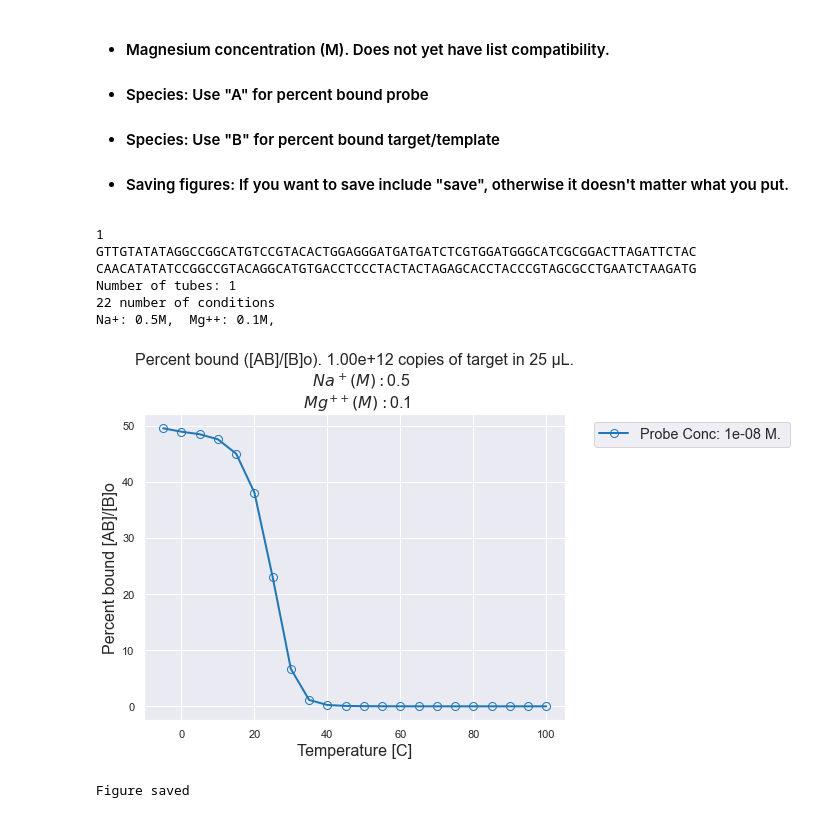
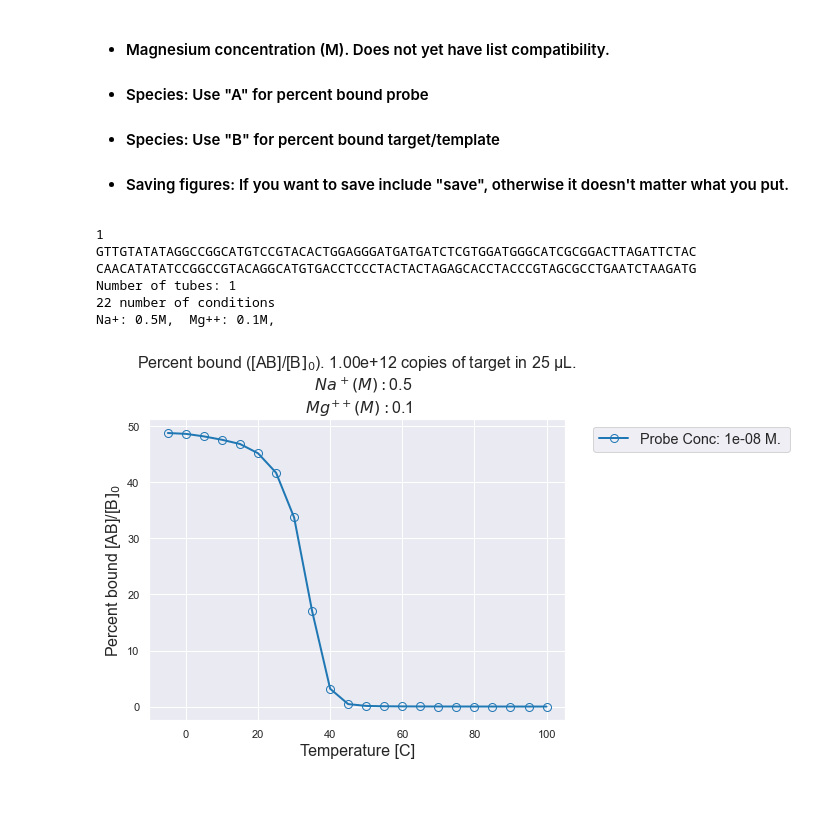
Before and after one commit to JoeHenthorn/Nupack-Analysis, a Jupyter notebook: Nupack_Analysis_lite.ipynb, the cells around one changed output. Saved outputs shown, nothing was run; the diff lists cells and outputs as text; code cells hidden in the pictures.

Commit message:
NUPACK Lite update 5/2/2022

```diff
--- a/Nupack_Analysis_lite.ipynb
+++ b/Nupack_Analysis_lite.ipynb
@@ -277,12 +244,12 @@ def models_maker(nucleic_acid_type='dna', temperature_C=37, Na_M=0.05, Mg_M=0):
                 #####  II  I   II   IIIII   III   IIIII  IIIIII   IIIIIIII  II  III  II      IIIIII     II
 
                 # The model below is the must up-to-date
-                #models[label] = Model(material=oligonucleotide, celsius=temp, sodium=conc_Na, magnesium=conc_Mg) # salt concentrations in M
+                models[label] = Model(material=oligonucleotide, celsius=temp, sodium=conc_Na, magnesium=conc_Mg) # salt concentrations in M
 
                 # If you want your output to match the NUPACK web app, comment out the model line about and uncomment
                 # the line below.
                 # FOR DNA
-                models[label] = Model(material='dna04-nupack3', ensemble='some-nupack3', celsius=temp,sodium=conc_Na, magnesium=conc_Mg)
+                #models[label] = Model(material='dna04-nupack3', ensemble='some-nupack3', celsius=temp,sodium=conc_Na, magnesium=conc_Mg)
                 # FOR RNA
                 #models[label] = Model(material='rna95-nupack3', celsius=temp, sodium=conc_Na, magnesium=conc_Mg)
                 i+=1
@@ -668,7 +635,7 @@ def plot_experiment(temp_concBound, concentration_A, sampleVolume_uL, targetAmou
 
     # handling species input
     if species.upper() == "B":
-        dependent_var = 'Percent bound [AB]/[B]o'
+        dependent_var = 'Percent bound [AB]/[B$]_{0}$'
         bound_species = "percent_bound_B"
 
     else:
@@ -680,7 +647,7 @@ def plot_experiment(temp_concBound, concentration_A, sampleVolume_uL, targetAmou
         nout = "o"
     else:
         nout = ""
-    title_seg1 = ("Percent bound ([AB]/["+str(species)+"]"+nout+"). " + str("{:.2e}".format(targetAmount)) + " copies of target in " +
+    title_seg1 = ("Percent bound ([AB]/["+str(species)+"$]_{0}$" + "). " + str("{:.2e}".format(targetAmount)) + " copies of target in " +
              str(sampleVolume_uL) + " μL")
 
 
@@ -799,8 +766,11 @@ Type in your parameters here and run the cell to get your results.
 # %%
 # Insert your sequence here! NOTE: You do not need to type in a complementary strand_2
 # if the second strand is fully complementary to the first.
+# The strands are complement.
+# Strand A  5'-3'>
+# Strand B <3'-5'      Note: Nupack web app is 5'-3'> for both inputs
 strand_A = 'GTTGTATATAGGCCGGCATGTCCGTACACTGGAGGGATGATGATCTCGTGGATGGGCATCGCGGACTTAGATTCTAC'  # primer or probe
-#strand_B = 'GTAGAATCTAAGTCCGCGATGCCCATCCACGAGATCATCATCCCTCCAGTGTACGGACATGCCGGCCTATATACAAC'  # target/template
+#strand_B = 'CAACATATATCCGGCCGTACAGGCATGTGACCTCCCTACTACTAGAGCACCTACCCGTAGCGCCTGAATCTAAGATG'  # target/template
 
 #strands = [strand_A,strand_B]
 strands = [strand_A]
@@ -825,35 +795,34 @@ targetAmount = 1e12
 # concentrations list variable below.
 concentration_B = [convert_copyNumber2Conc(sampleVolume_uL,targetAmount)] # Default: Target 1000 DNA/RNA's in 25μL
 
 concentrations = [concentration_A, concentration_B]
 
 # Na:  MIN: 0.05  MAX value: 1.1
 Na_M = [0.5]
 
 # Mg:  MIN: 0.0   MAX value: 0.2
 Mg_M = [0.1]
 
 species = "B"
 complexes = 2
 
 # run_all() # Works with no inputs for default values.
 
 Results, df_Nupack, temp_concBound, t_result, c_result = run_all(strands,
                                                                  nucleic_acid_type,
                                                                  temperatureC,
                                                                  sampleVolume_uL,
                                                                  concentrations,
                                                                  Na_M, Mg_M,
                                                                  complexes,
-                                                                 species,"Save")
+                                                                 species,"NoSave")
 # %% [output]
 1
 GTTGTATATAGGCCGGCATGTCCGTACACTGGAGGGATGATGATCTCGTGGATGGGCATCGCGGACTTAGATTCTAC
 CAACATATATCCGGCCGTACAGGCATGTGACCTCCCTACTACTAGAGCACCTACCCGTAGCGCCTGAATCTAAGATG
 Number of tubes: 1
 22 number of conditions
 Na+: 0.5M,  Mg++: 0.1M,
-[figure, old version]
+[figure, new version]
-Figure saved
 # %%
 concentration_B
```
Also changed, not shown: parts of 4 cells of this notebook.
